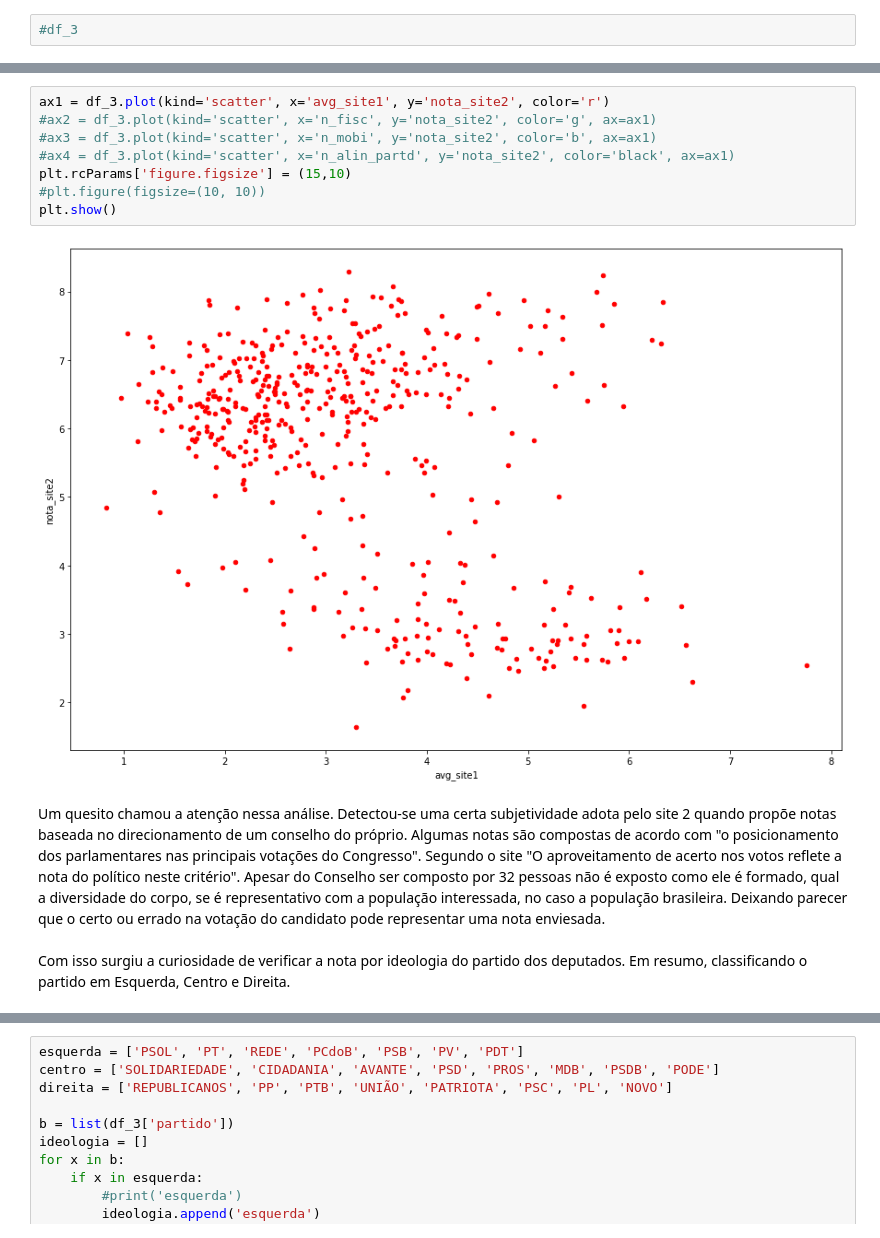
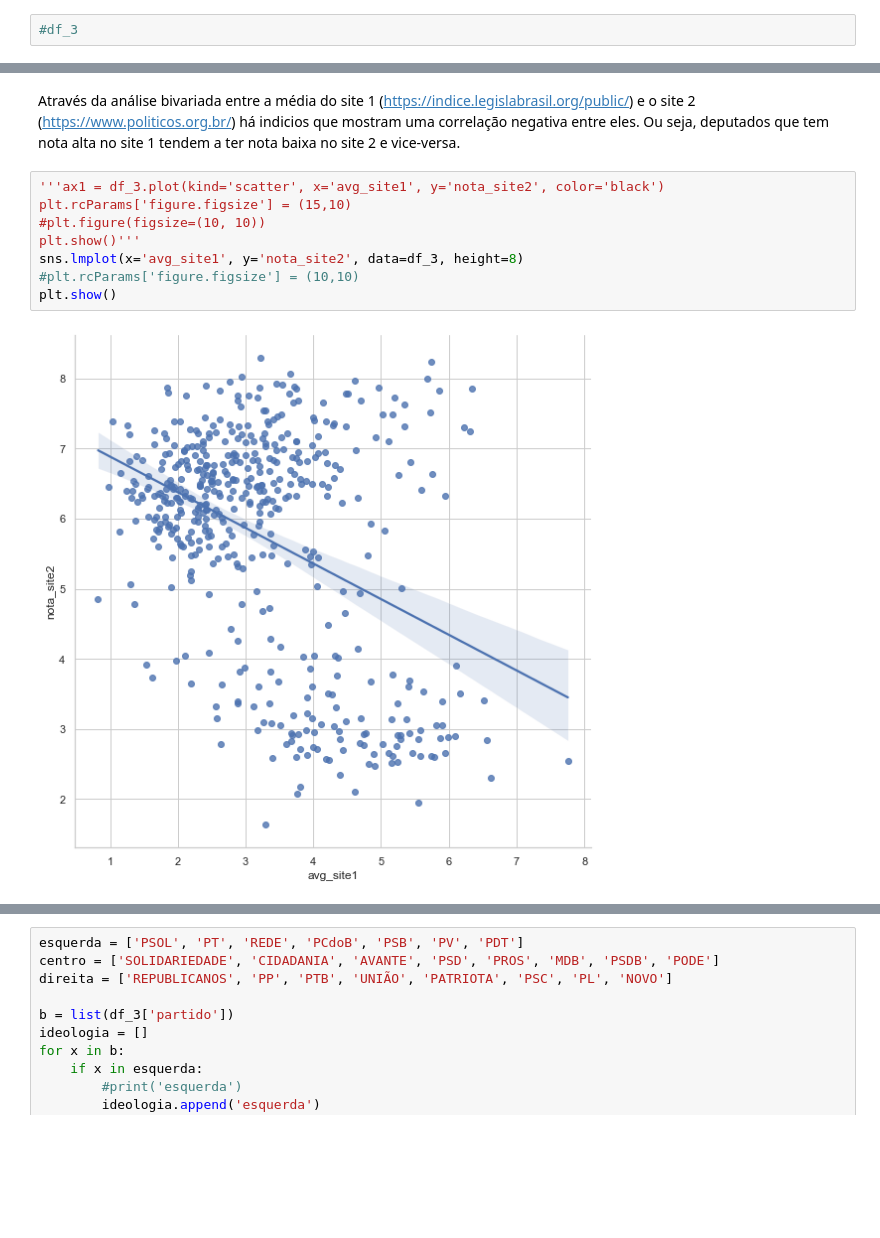
Before and after one commit to AndreMoura88/Notas_de_deputados, a Jupyter notebook: Analise_dos_dados.ipynb, the cells around one changed output, grey strips where cells are left out. Saved outputs shown, nothing was run; the diff lists cells and outputs as text; blank space fills up the shorter version.

```diff
--- a/Analise_dos_dados.ipynb
+++ b/Analise_dos_dados.ipynb
@@ -54,16 +53,12 @@ Através da análise bivariada entre a média do site 1 (https://indice.legislab
+# %% [markdown]
+Através da análise bivariada entre a média do site 1 (https://indice.legislabrasil.org/public/) e o site 2 (https://www.politicos.org.br/) há indicios que mostram uma correlação negativa entre eles. Ou seja, deputados que tem nota alta no site 1 tendem a ter nota baixa no site 2 e vice-versa.
 # %%
-ax1 = df_3.plot(kind='scatter', x='avg_site1', y='nota_site2', color='r')
-#ax2 = df_3.plot(kind='scatter', x='n_fisc', y='nota_site2', color='g', ax=ax1)
-#ax3 = df_3.plot(kind='scatter', x='n_mobi', y='nota_site2', color='b', ax=ax1)
-#ax4 = df_3.plot(kind='scatter', x='n_alin_partd', y='nota_site2', color='black', ax=ax1)
+'''ax1 = df_3.plot(kind='scatter', x='avg_site1', y='nota_site2', color='black')
 plt.rcParams['figure.figsize'] = (15,10)
 #plt.figure(figsize=(10, 10))
+plt.show()'''
+sns.lmplot(x='avg_site1', y='nota_site2', data=df_3, height=8)
+#plt.rcParams['figure.figsize'] = (10,10)
 plt.show()
 # %% [output]
-[figure, old version]
+[figure, new version]
-# %% [markdown]
-Um quesito chamou a atenção nessa análise. Detectou-se uma certa subjetividade adota pelo site 2 quando propõe notas baseada no direcionamento de um conselho do próprio. Algumas notas são compostas de acordo com "o posicionamento dos parlamentares nas principais votações do Congresso". Segundo o site "O aproveitamento de acerto nos votos reflete a nota do político neste critério". Apesar do Conselho ser composto por 32 pessoas não é exposto como ele é formado, qual a diversidade do corpo, se é representativo com a população interessada, no caso a população brasileira. Deixando parecer que o certo ou errado na votação do candidato pode representar uma nota enviesada.
-<br>
-<br>
-Com isso surgiu a curiosidade de verificar a nota por ideologia do partido dos deputados. Em resumo, classificando o partido em Esquerda, Centro e Direita.
-<br>
```
Also changed, not shown: parts of 19 cells of this notebook.
